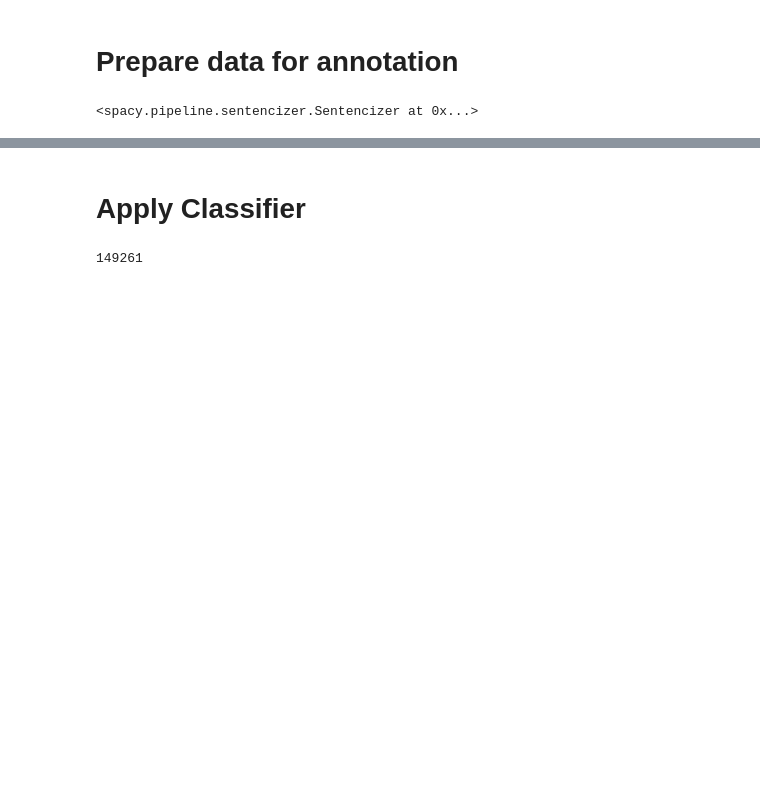
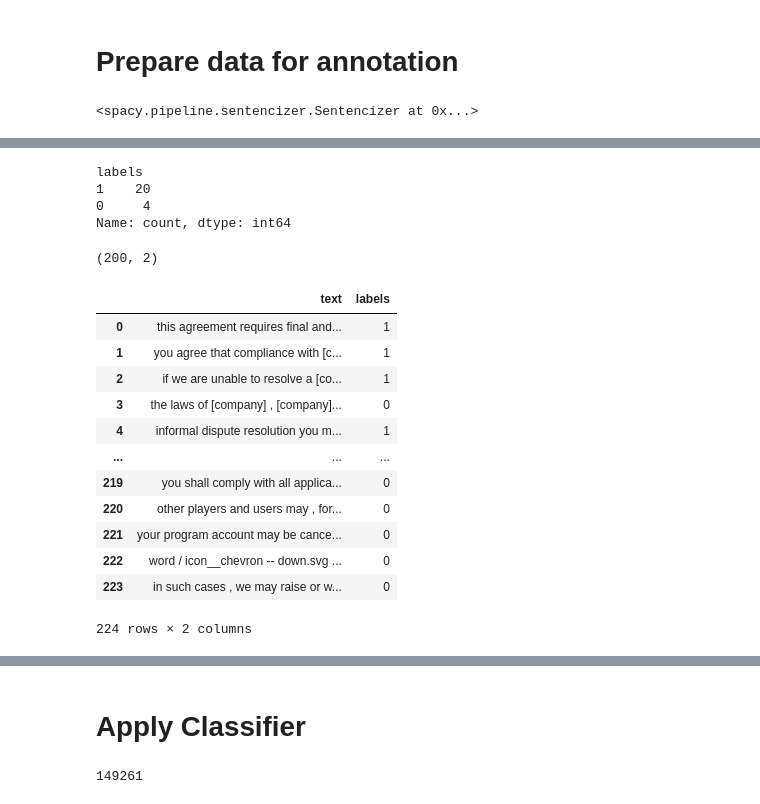
Before and after one commit to kasparvonbeelen/contracts, a Jupyter notebook: classify.ipynb, the cells around one changed output, grey strips where cells are left out. Saved outputs shown, nothing was run; the diff lists cells and outputs as text; code cells hidden in the pictures; blank space fills up the shorter version.

```diff
--- a/classify.ipynb
+++ b/classify.ipynb
@@ -197,0 +293,10 @@ data_collator = DataCollatorWithPadding(tokenizer=tokenizer)
+# %%
+import re
+
+def replace_mask_with_company(text):
+    return re.sub(r'(\[mask\]\s)+', r'[company] ', text)
+
+annotations_df['text'] = annotations_df.text.apply(replace_mask_with_company)
+# %%
+
+train,test = train_test_split(annotations_df, test_size=0.75, random_state=42)
@@ -197,0 +434,34 @@ data_collator = DataCollatorWithPadding(tokenizer=tokenizer)
+# %%
+train.value_counts('labels')
+# %% [output]
+labels
+1    20
+0     4
+Name: count, dtype: int64
+# %%
+df_sample = metadata.sample(n=200).reset_index(drop=True)
+sents = df_sample.sentence.to_list()
+sents = [s for s in sents if s not in train.text.to_list()]
+df_sample = pd.DataFrame(sents, columns=['text'])
+df_sample['labels'] = 0
+df_sample.shape
+# %% [output]
+(200, 2)
+# %%
+train_data = pd.concat([train[['text','labels']], df_sample[['text','labels']] ], axis=0, ignore_index=True).reset_index(drop=True)
+# %%
+train_data
+# %% [output]
+|  | text | labels |
+| 0 | this agreement requires final and... | 1 |
+| 1 | you agree that compliance with [c... | 1 |
+| 2 | if we are unable to resolve a [co... | 1 |
+| 3 | the laws of [company] , [company]... | 0 |
+| 4 | informal dispute resolution you m... | 1 |
+| ... | ... | ... |
+| 219 | you shall comply with all applica... | 0 |
+| 220 | other players and users may , for... | 0 |
+| 221 | your program account may be cance... | 0 |
+| 222 | word / icon__chevron -- down.svg ... | 0 |
+| 223 | in such cases , we may raise or w... | 0 |
+224 rows × 2 columns
```
Also changed, not shown: parts of 82 cells of this notebook.
